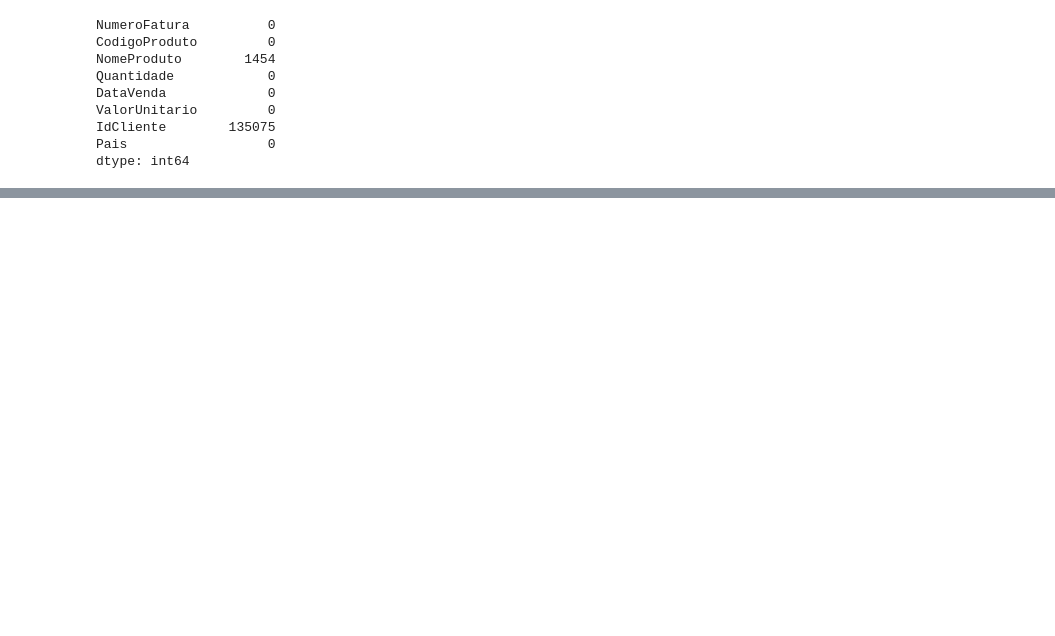
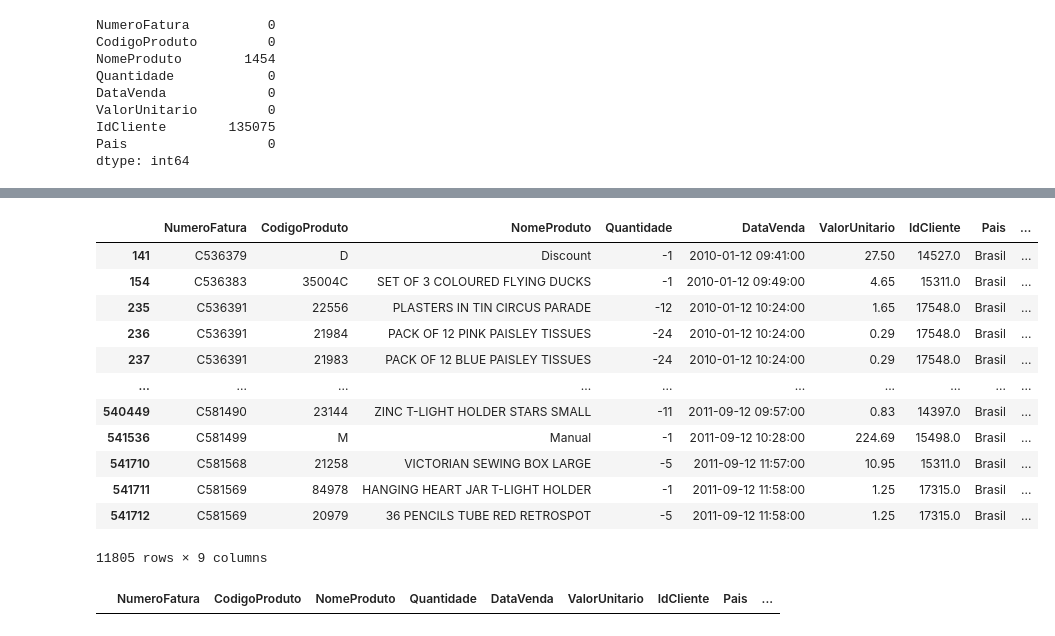
Before and after one commit to DSRodrigoA/DSRodrigoA, a Jupyter notebook: mba.ipynb, the cells around one changed output, grey strips where cells are left out. Cells and saved outputs as stored; diff of their text form; code cells hidden in the pictures; blank space fills up the shorter version.

```diff
--- a/mba.ipynb
+++ b/mba.ipynb
@@ -115,0 +215,18 @@ dataset[['Pais','Faturamento']].groupby(['Pais']).sum().plot(kind='bar', figsize
+# %%
+cleaner_total = dataset.loc[(dataset['Faturamento'] <= 0)]
+# %%
+cleaner_total
+# %% [output]
+|  | NumeroFatura | CodigoProduto | NomeProduto | Quantidade | DataVenda | ValorUnitario | IdCliente | Pais | ... |
+| 141 | C536379 | D | Discount | -1 | 2010-01-12 09:41:00 | 27.50 | 14527.0 | Brasil | ... |
+| 154 | C536383 | 35004C | SET OF 3 COLOURED FLYING DUCKS | -1 | 2010-01-12 09:49:00 | 4.65 | 15311.0 | Brasil | ... |
+| 235 | C536391 | 22556 | PLASTERS IN TIN CIRCUS PARADE | -12 | 2010-01-12 10:24:00 | 1.65 | 17548.0 | Brasil | ... |
+| 236 | C536391 | 21984 | PACK OF 12 PINK PAISLEY TISSUES | -24 | 2010-01-12 10:24:00 | 0.29 | 17548.0 | Brasil | ... |
+| 237 | C536391 | 21983 | PACK OF 12 BLUE PAISLEY TISSUES | -24 | 2010-01-12 10:24:00 | 0.29 | 17548.0 | Brasil | ... |
+| ... | ... | ... | ... | ... | ... | ... | ... | ... | ... |
+| 540449 | C581490 | 23144 | ZINC T-LIGHT HOLDER STARS SMALL | -11 | 2011-09-12 09:57:00 | 0.83 | 14397.0 | Brasil | ... |
+| 541536 | C581499 | M | Manual | -1 | 2011-09-12 10:28:00 | 224.69 | 15498.0 | Brasil | ... |
+| 541710 | C581568 | 21258 | VICTORIAN SEWING BOX LARGE | -5 | 2011-09-12 11:57:00 | 10.95 | 15311.0 | Brasil | ... |
+| 541711 | C581569 | 84978 | HANGING HEART JAR T-LIGHT HOLDER | -1 | 2011-09-12 11:58:00 | 1.25 | 17315.0 | Brasil | ... |
+| 541712 | C581569 | 20979 | 36 PENCILS TUBE RED RETROSPOT | -5 | 2011-09-12 11:58:00 | 1.25 | 17315.0 | Brasil | ... |
+11805 rows × 9 columns
@@ -115,0 +235,4 @@ dataset[['Pais','Faturamento']].groupby(['Pais']).sum().plot(kind='bar', figsize
+# %%
+ds1.loc[(ds1['Faturamento'] <= 0)]
+# %% [output]
+|  | NumeroFatura | CodigoProduto | NomeProduto | Quantidade | DataVenda | ValorUnitario | IdCliente | Pais | ... |
```
Also changed, not shown: parts of 39 cells of this notebook.
